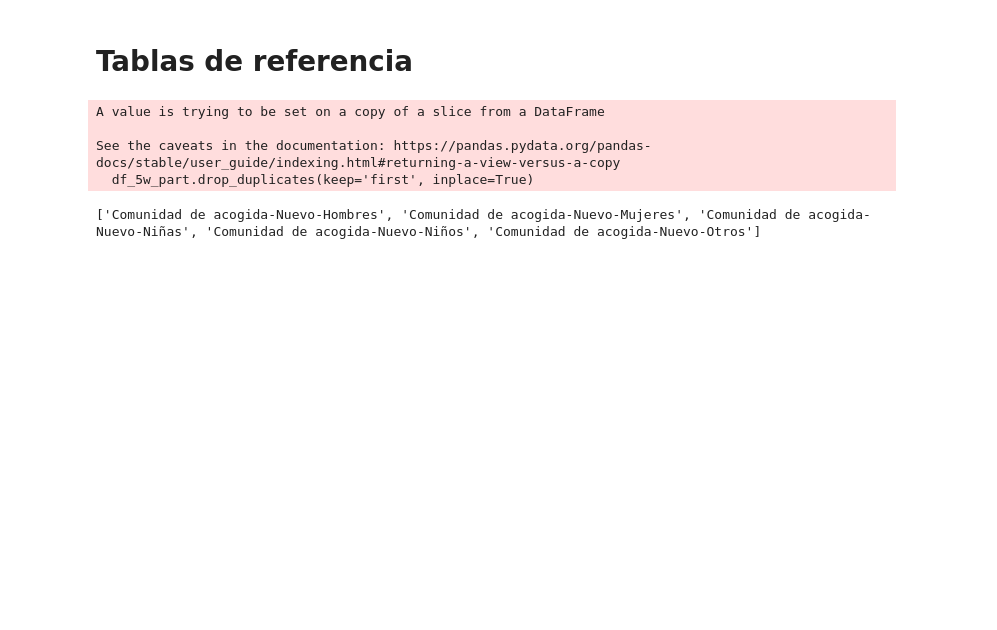
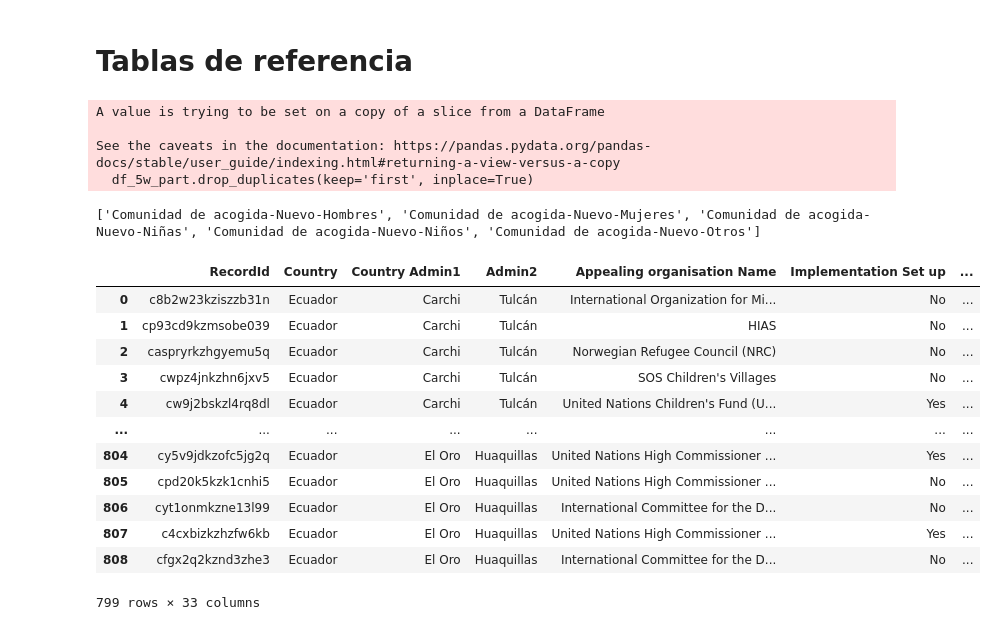
Before and after one commit to gtrmoimacnur/ActivityInfo2022, a Jupyter notebook: 5w_2022.ipynb, the cells around one changed output. Cells and saved outputs as stored; diff of their text form; code cells hidden in the pictures; blank space fills up the shorter version.

Commit message:
5w revision valores malos

```diff
--- a/5w_2022.ipynb
+++ b/5w_2022.ipynb
@@ -259,5 +259,25 @@ df_5w_part['Appealing organisation Name'] = np.where(df_5w_part['Implementation
 df_5w_part['Implementing partner Name'] = np.where(df_5w_part['Implementation Set up'] == 'No',
                                                  '',
                                                  df_5w_part['Implementing partner Name'])
+# %%
+# chequeo de valores invalidos
+df_5w_part['rev'] = df_5w_part['Value (in USD)']+df_5w_part['Quantity of output']+df_5w_part['Total monthly beneficiaries']+df_5w_part['New beneficiaries of the month']+df_5w_part['Refugees and Migrants IN DESTINATION']+df_5w_part['Refugees and Migrants IN TRANSIT']+df_5w_part['Host Communities Beneficiaries']+df_5w_part['Refugees and Migrants PENDULARS']+df_5w_part['Colombian Returnees']+df_5w_part['Women under 18']+df_5w_part['Men under 18']+df_5w_part['Women above 18']+df_5w_part['Men above 18']+df_5w_part['Other under 18']+df_5w_part['Other above 18']
+df_5w_part = df_5w_part[df_5w_part['rev'] > 0]
+# %%
+display(df_5w_part)
+# %% [output]
+|  | RecordId | Country | Country Admin1 | Admin2 | Appealing organisation Name | Implementation Set up | ... |
+| 0 | c8b2w23kziszzb31n | Ecuador | Carchi | Tulcán | International Organization for Mi... | No | ... |
+| 1 | cp93cd9kzmsobe039 | Ecuador | Carchi | Tulcán | HIAS | No | ... |
+| 2 | caspryrkzhgyemu5q | Ecuador | Carchi | Tulcán | Norwegian Refugee Council (NRC) | No | ... |
+| 3 | cwpz4jnkzhn6jxv5 | Ecuador | Carchi | Tulcán | SOS Children's Villages | No | ... |
+| 4 | cw9j2bskzl4rq8dl | Ecuador | Carchi | Tulcán | United Nations Children's Fund (U... | Yes | ... |
+| ... | ... | ... | ... | ... | ... | ... | ... |
+| 804 | cy5v9jdkzofc5jg2q | Ecuador | El Oro | Huaquillas | United Nations High Commissioner ... | Yes | ... |
+| 805 | cpd20k5kzk1cnhi5 | Ecuador | El Oro | Huaquillas | United Nations High Commissioner ... | No | ... |
+| 806 | cyt1onmkzne13l99 | Ecuador | El Oro | Huaquillas | International Committee for the D... | No | ... |
+| 807 | c4cxbizkzhzfw6kb | Ecuador | El Oro | Huaquillas | United Nations High Commissioner ... | Yes | ... |
+| 808 | cfgx2q2kznd3zhe3 | Ecuador | El Oro | Huaquillas | International Committee for the D... | No | ... |
+799 rows × 33 columns
 # %%
 df_5w_part.to_clipboard(excel=True)
```
